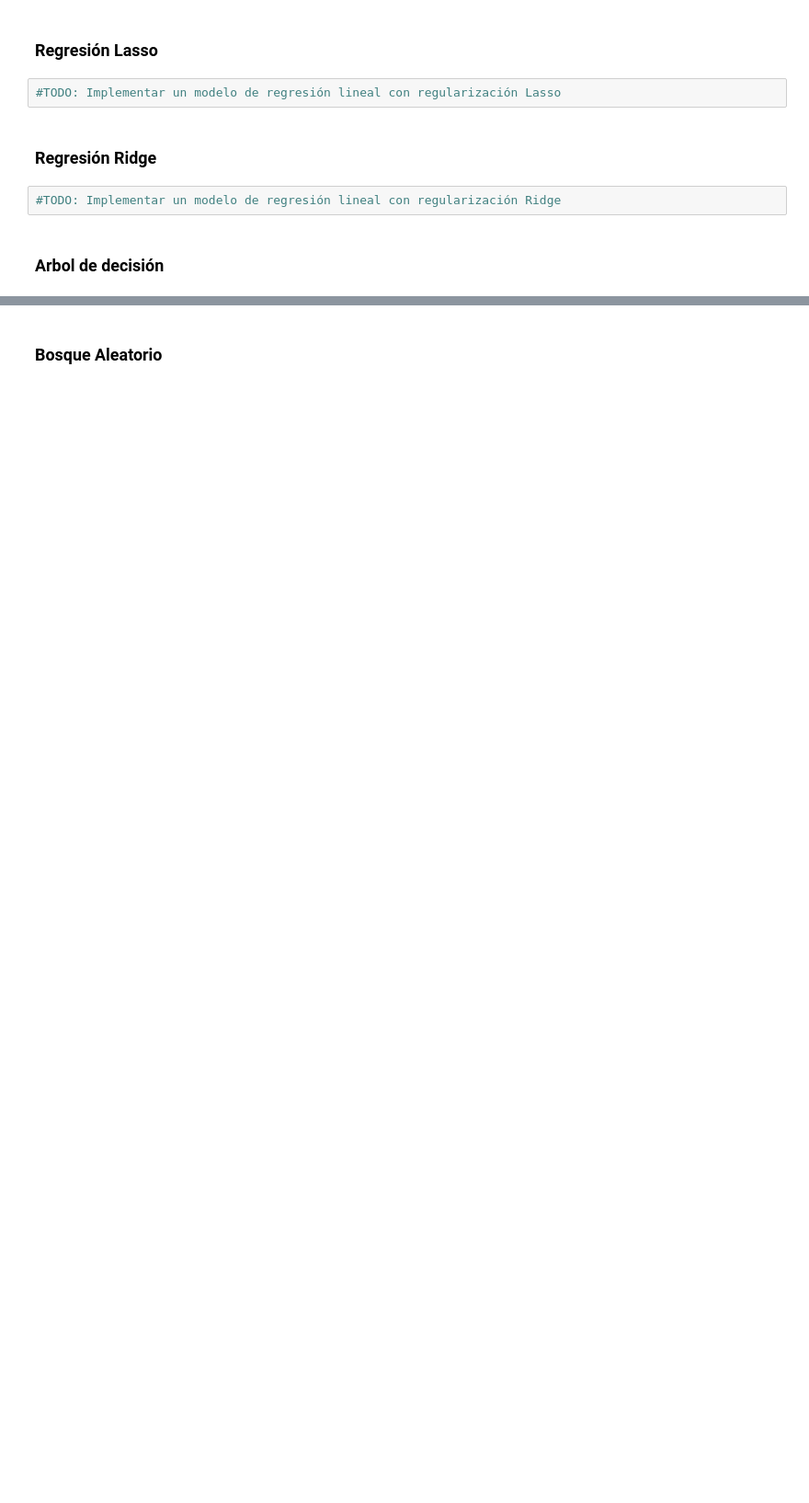
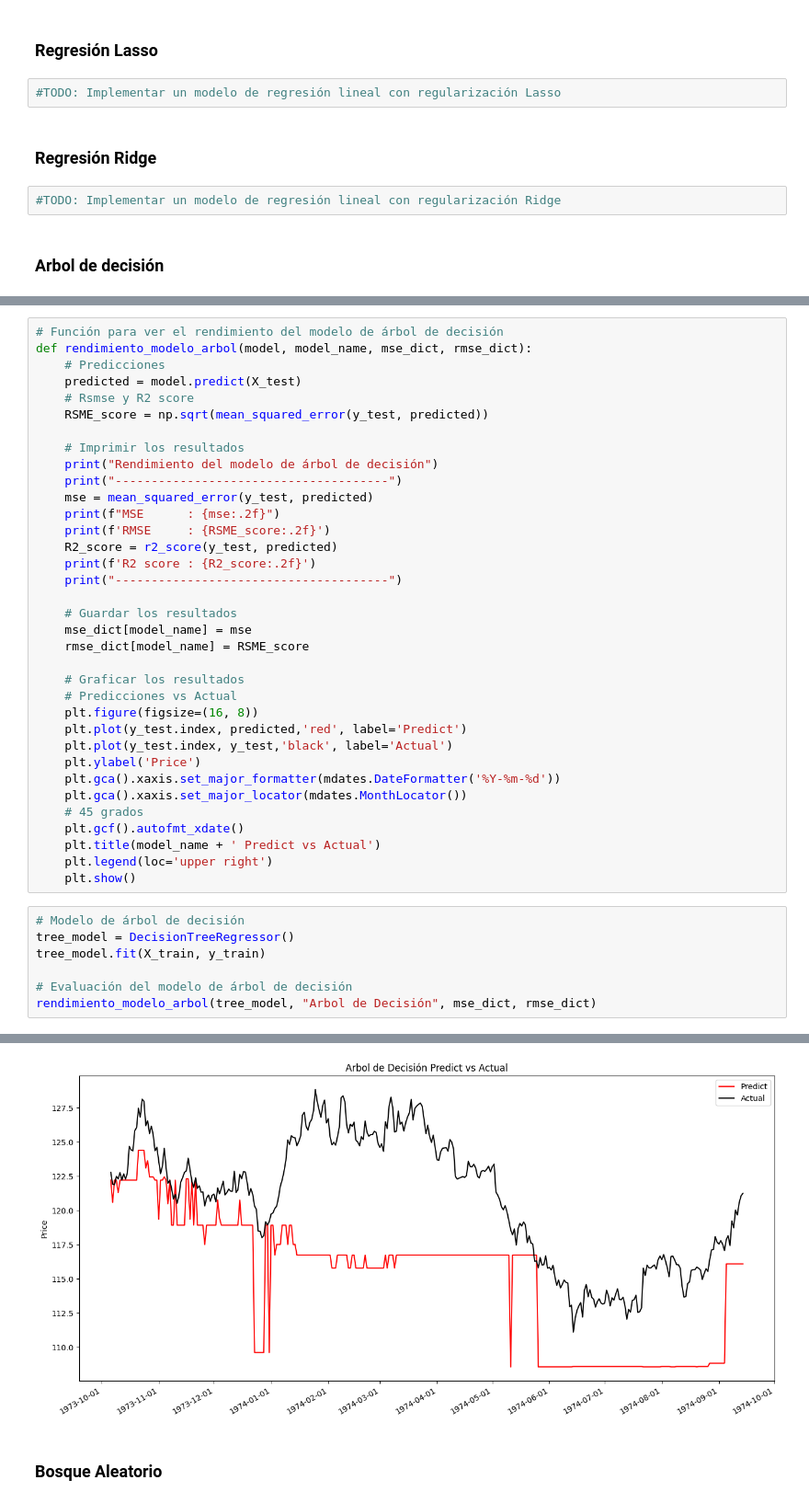
Before and after one commit to QuantConsulting/GOLD-FORECAST, a Jupyter notebook: notebooks/gold_prediction.ipynb, the cells around one changed output, grey strips where cells are left out. Shown at 92% size. Drawn from its saved outputs; the diff is of its cells as text; blank space fills up the shorter version.

Commit message:
Se agregó primer avance modelos arbol de decisión y random forest

```diff
--- a/notebooks/gold_prediction.ipynb
+++ b/notebooks/gold_prediction.ipynb
@@ -340,0 +341,43 @@ R2 score : -0.35
+# %%
+# Función para ver el rendimiento del modelo de árbol de decisión
+def rendimiento_modelo_arbol(model, model_name, mse_dict, rmse_dict):
+    # Predicciones
+    predicted = model.predict(X_test)
+    # Rsmse y R2 score
+    RSME_score = np.sqrt(mean_squared_error(y_test, predicted))
+
+    # Imprimir los resultados
+    print("Rendimiento del modelo de árbol de decisión")
+    print("--------------------------------------")
+    mse = mean_squared_error(y_test, predicted)
+    print(f"MSE      : {mse:.2f}")
+    print(f'RMSE     : {RSME_score:.2f}')
+    R2_score = r2_score(y_test, predicted)
+    print(f'R2 score : {R2_score:.2f}')
+    print("--------------------------------------")
+
+    # Guardar los resultados
+    mse_dict[model_name] = mse
+    rmse_dict[model_name] = RSME_score
+
+    # Graficar los resultados
+    # Predicciones vs Actual
+    plt.figure(figsize=(16, 8))
+    plt.plot(y_test.index, predicted,'red', label='Predict')
+    plt.plot(y_test.index, y_test,'black', label='Actual')
+    plt.ylabel('Price')
+    plt.gca().xaxis.set_major_formatter(mdates.DateFormatter('%Y-%m-%d'))
+    plt.gca().xaxis.set_major_locator(mdates.MonthLocator())
+    # 45 grados
+    plt.gcf().autofmt_xdate()
+    plt.title(model_name + ' Predict vs Actual')
+    plt.legend(loc='upper right')
+    plt.show()
+# %%
+# Modelo de árbol de decisión
+tree_model = DecisionTreeRegressor()
+tree_model.fit(X_train, y_train)
+
+# Evaluación del modelo de árbol de decisión
+rendimiento_modelo_arbol(tree_model, "Arbol de Decisión", mse_dict, rmse_dict)
+# %% [output]
@@ -341,2 +390,3 @@ R2 score : -0.35
+[figure, added]
 # %% [markdown]
 ### Bosque Aleatorio
```
Also changed, not shown: parts of 8 cells of this notebook.
